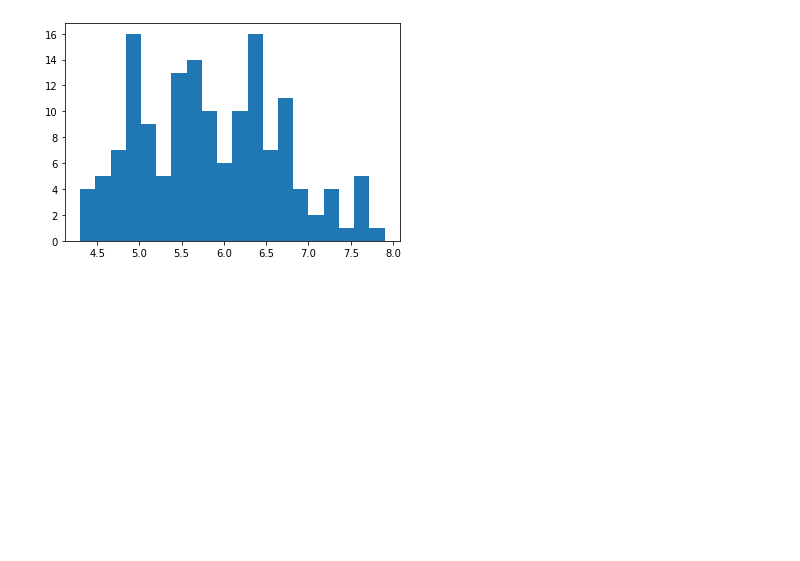
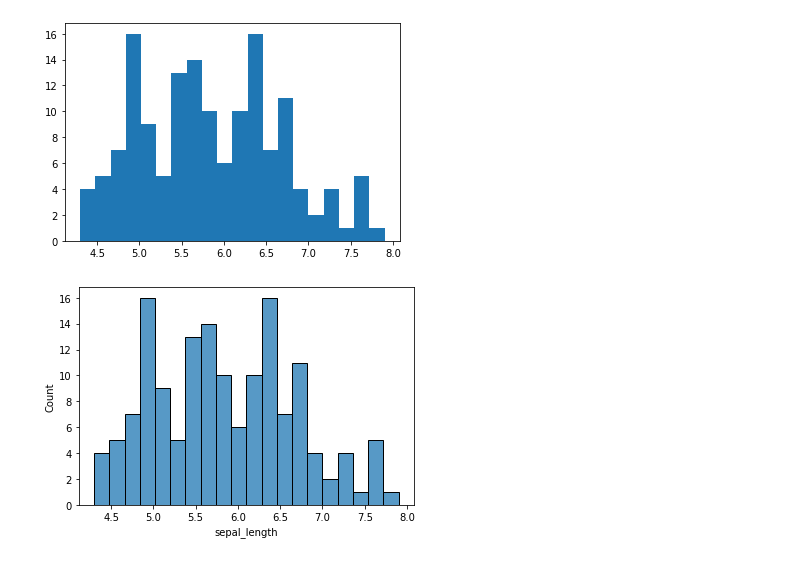
Before and after one commit to plamenyankov/datascience, a Jupyter notebook: Visualisation/Visualisation PWD UoL .ipynb, the cells around one changed output. Cells and saved outputs as stored; diff of their text form; code cells hidden in the pictures; blank space fills up the shorter version.

```diff
--- a/Visualisation/Visualisation PWD UoL .ipynb
+++ b/Visualisation/Visualisation PWD UoL .ipynb
@@ -67,3 +67,7 @@ plt.hist(iris['sepal_length'], bins=20)
 plt.show()
 # %% [output]
 [figure]
+# %%
+sns.histplot(iris['sepal_length'], bins=20);
+# %% [output]
+[figure, added]
```
Also changed, not shown: parts of 2 cells of this notebook.
